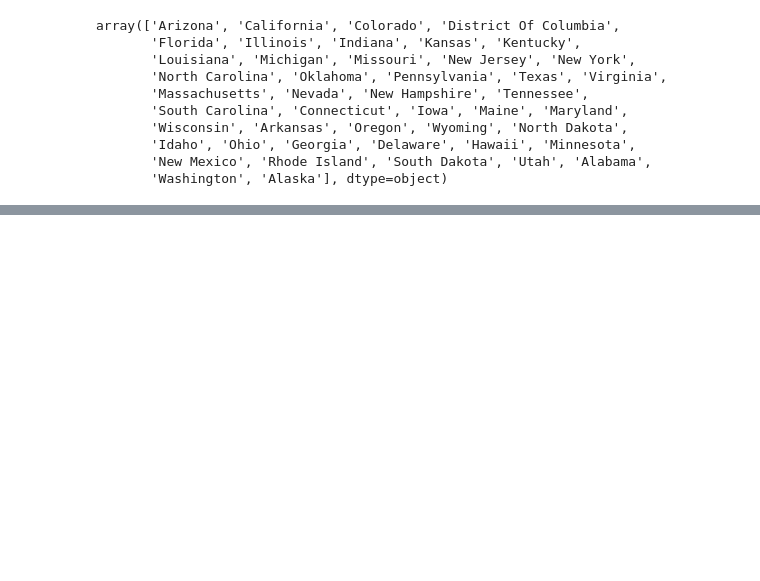
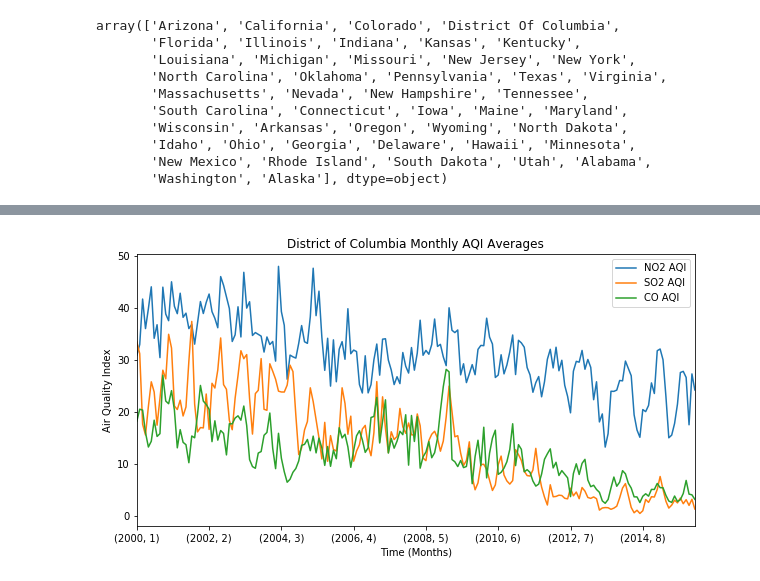
Before and after one commit to sachsjohn/Project_1_Pollution, a Jupyter notebook: Pollution Data.ipynb, the cells around one changed output, grey strips where cells are left out. Saved outputs shown, nothing was run; the diff lists cells and outputs as text; code cells hidden in the pictures; blank space fills up the shorter version.

```diff
--- a/Pollution Data.ipynb
+++ b/Pollution Data.ipynb
@@ -187,8 +100,17 @@ state_CO_data.sort_values('CO AQI', ascending=False)
 # %%
 # Separating the Louisiana data
-la = df[df.State=='District Of Columbia'][["NO2 AQI","SO2 AQI","CO AQI","Date Local","year","month"
+dc = df[df.State=='District Of Columbia'][["NO2 AQI","SO2 AQI","CO AQI","Date Local","year","month"
                    ]]
-wy = df[df.State=='Kansas'][["NO2 AQI","SO2 AQI","CO AQI","Date Local","year","month"
+ks = df[df.State=='Kansas'][["NO2 AQI","SO2 AQI","CO AQI","Date Local","year","month"
                    ]]
 us = df[["NO2 AQI","SO2 AQI","CO AQI","O3 AQI","Date Local","year","month"
                    ]]
+# %%
+dcmean = dc.groupby(['year','month']).mean()
+dcmean.plot(figsize=(10,5))
+plt.title('District of Columbia Monthly AQI Averages')
+plt.xlabel('Time (Months)')
+plt.ylabel('Air Quality Index')
+plt.savefig('Resources/dcmean.png')
+# %% [output]
+[figure, added]
```
Also changed, not shown: parts of 16 cells of this notebook, 3 other files.
